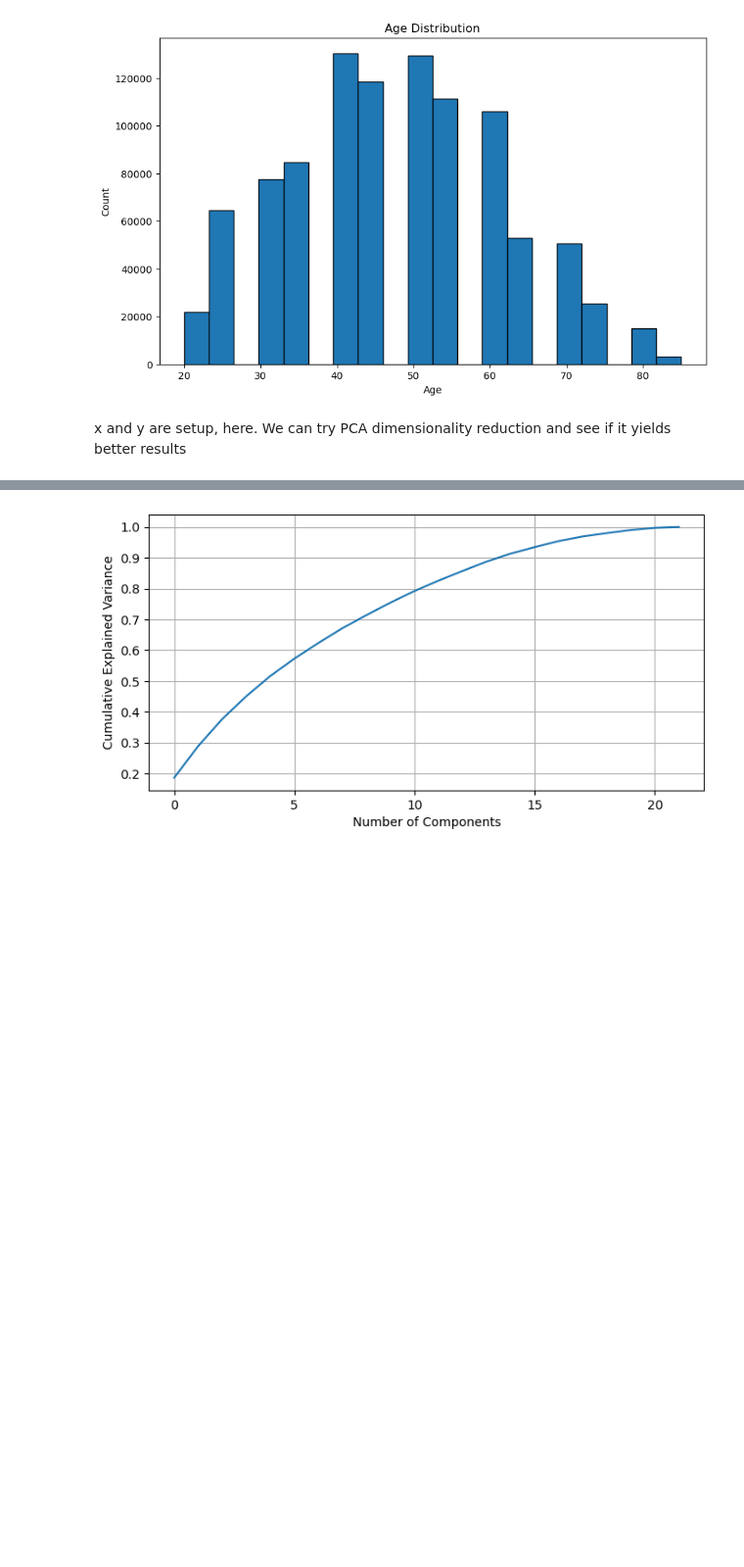
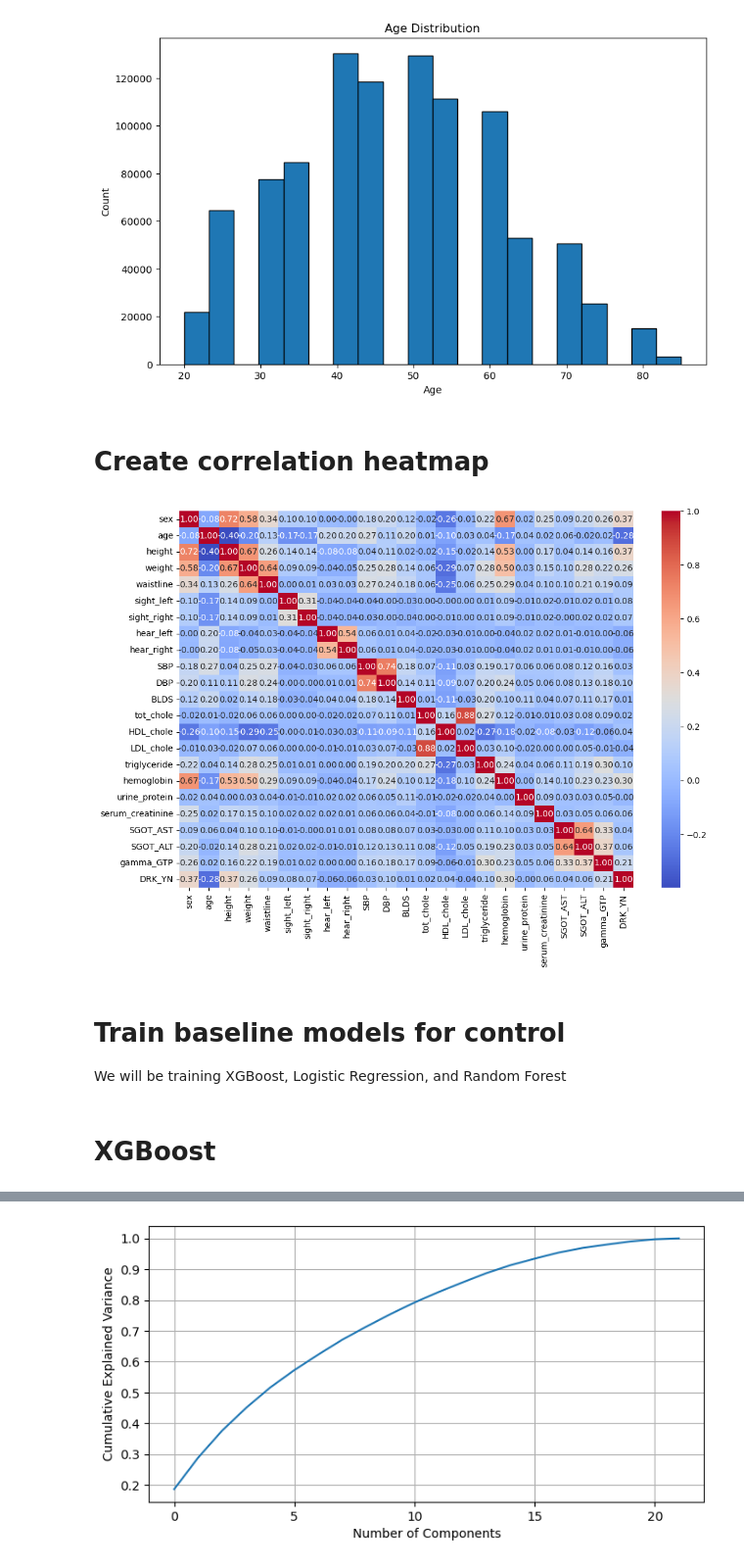
Before and after one commit to SamWickershamBryant/ML-project, a Jupyter notebook: project.ipynb, the cells around one changed output, grey strips where cells are left out. Shown: that part at 98% size. Saved outputs shown, nothing was run; the diff lists cells and outputs as text; code cells hidden in the pictures; blank space fills up the shorter version.

```diff
--- a/project.ipynb
+++ b/project.ipynb
@@ -148,2 +155,15 @@ plt.show()
+# %% [markdown]
+# Create correlation heatmap
+# %%
+combined_df = pd.concat([x, y], axis=1)
+corr_matrix = combined_df.corr()
+plt.figure(figsize=(12, 8))  # Adjust the size as needed
+sns.heatmap(corr_matrix, annot=True, cmap='coolwarm', fmt=".2f")
+plt.show()
+# %% [output]
+[figure, added]
 # %% [markdown]
-x and y are setup, here. We can try PCA dimensionality reduction and see if it yields better results
+# Train baseline models for control
+We will be training XGBoost, Logistic Regression, and Random Forest
+# %% [markdown]
+# XGBoost
```
Also changed, not shown: parts of 26 cells of this notebook.
